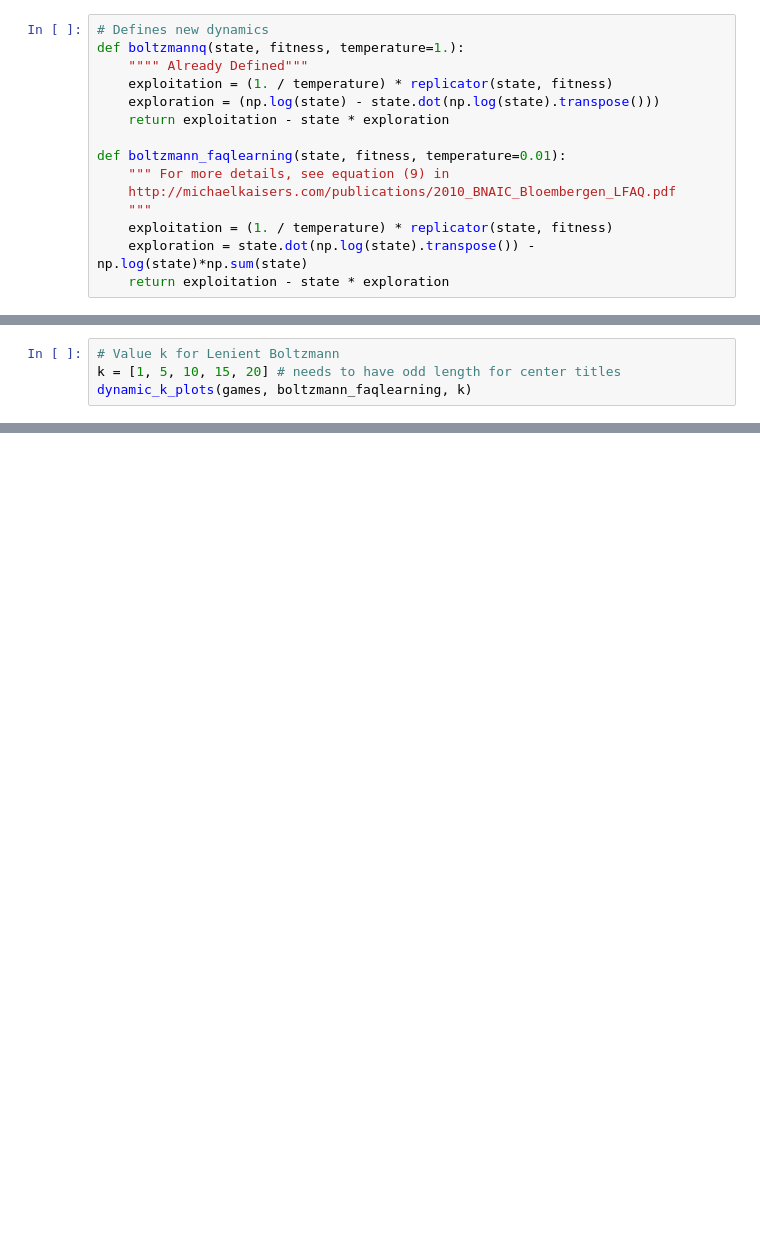
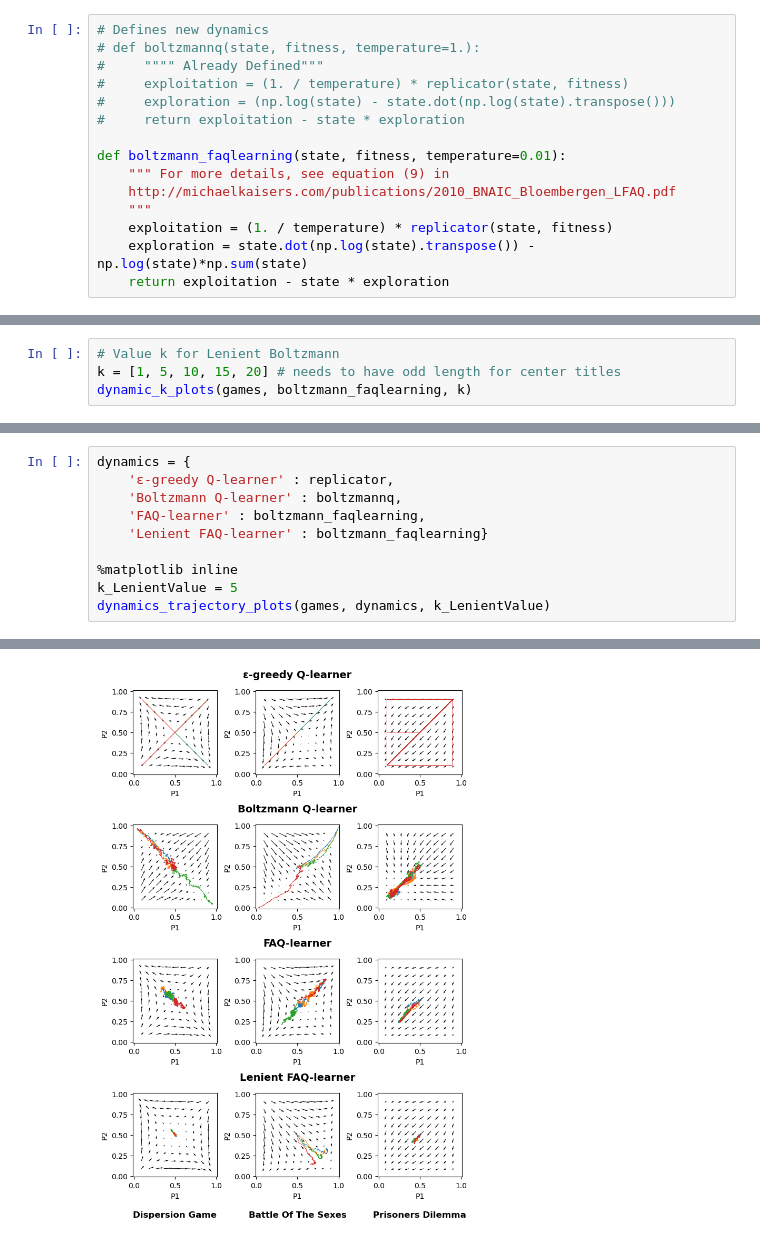
Before and after one commit to danilotpnta/MachineLearning, a Jupyter notebook: task2_.ipynb, the cells around one changed output, grey strips where cells are left out. Drawn from its saved outputs; the diff is of its cells as text; blank space fills up the shorter version.

```diff
--- a/task2_.ipynb
+++ b/task2_.ipynb
@@ -573,11 +700,11 @@ training completed after 10 episodes
 #### Plotting Vector Fields and Stream Plots of 2x2 Games - Lenient Boltzman
 # %%
 # Defines new dynamics
-def boltzmannq(state, fitness, temperature=1.):
-    """" Already Defined"""
-    exploitation = (1. / temperature) * replicator(state, fitness)
-    exploration = (np.log(state) - state.dot(np.log(state).transpose()))
-    return exploitation - state * exploration
+# def boltzmannq(state, fitness, temperature=1.):
+#     """" Already Defined"""
+#     exploitation = (1. / temperature) * replicator(state, fitness)
+#     exploration = (np.log(state) - state.dot(np.log(state).transpose()))
+#     return exploitation - state * exploration
 
 def boltzmann_faqlearning(state, fitness, temperature=0.01):
     """ For more details, see equation (9) in
@@ -639,0 +982,11 @@ dynamic_k_plots(games, boltzmann_faqlearning, k)
+# %%
+dynamics = {
+    'ε-greedy Q-learner' : replicator,
+    'Boltzmann Q-learner' : boltzmannq,
+    'FAQ-learner' : boltzmann_faqlearning,
+    'Lenient FAQ-learner' : boltzmann_faqlearning}
+
+%matplotlib inline
+k_LenientValue = 5
+dynamics_trajectory_plots(games, dynamics, k_LenientValue)
+# %% [output]
@@ -639,0 +1010 @@ dynamic_k_plots(games, boltzmann_faqlearning, k)
+[figure, added]
```
Also changed, not shown: parts of 24 cells of this notebook, 1 other file.
